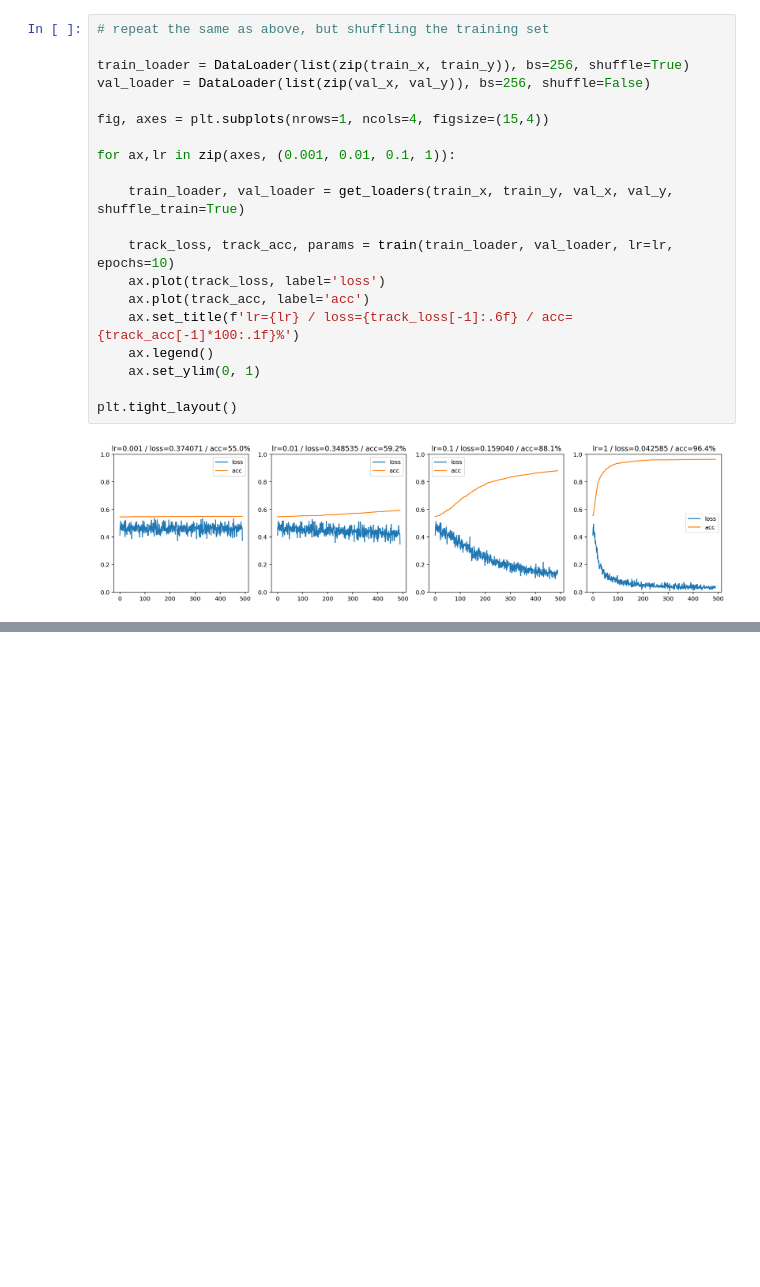
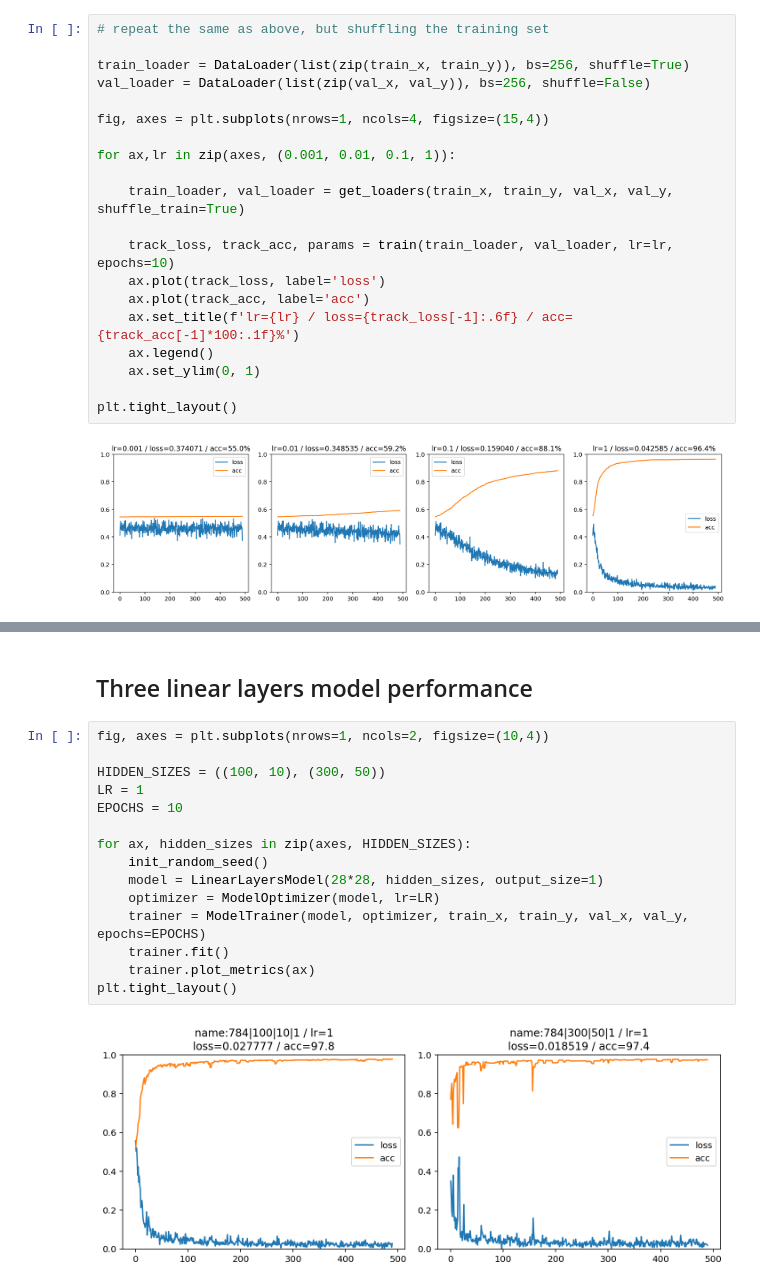
Before and after one commit to finale80/fastbook, a Jupyter notebook: notebooks/chapter04_mnist_basics.ipynb, the cells around one changed output, grey strips where cells are left out. Cells and saved outputs as stored; diff of their text form; blank space fills up the shorter version.

```diff
--- a/notebooks/chapter04_mnist_basics.ipynb
+++ b/notebooks/chapter04_mnist_basics.ipynb
@@ -794,0 +800,19 @@ plt.tight_layout()
+# %% [markdown]
+## Three linear layers model performance
+# %%
+fig, axes = plt.subplots(nrows=1, ncols=2, figsize=(10,4))
+
+HIDDEN_SIZES = ((100, 10), (300, 50))
+LR = 1
+EPOCHS = 10
+
+for ax, hidden_sizes in zip(axes, HIDDEN_SIZES):
+    init_random_seed()
+    model = LinearLayersModel(28*28, hidden_sizes, output_size=1)
+    optimizer = ModelOptimizer(model, lr=LR)
+    trainer = ModelTrainer(model, optimizer, train_x, train_y, val_x, val_y, epochs=EPOCHS)
+    trainer.fit()
+    trainer.plot_metrics(ax)
+plt.tight_layout()
+# %% [output]
+[figure, added]
```
Also changed, not shown: parts of 37 cells of this notebook, 1 other file.
